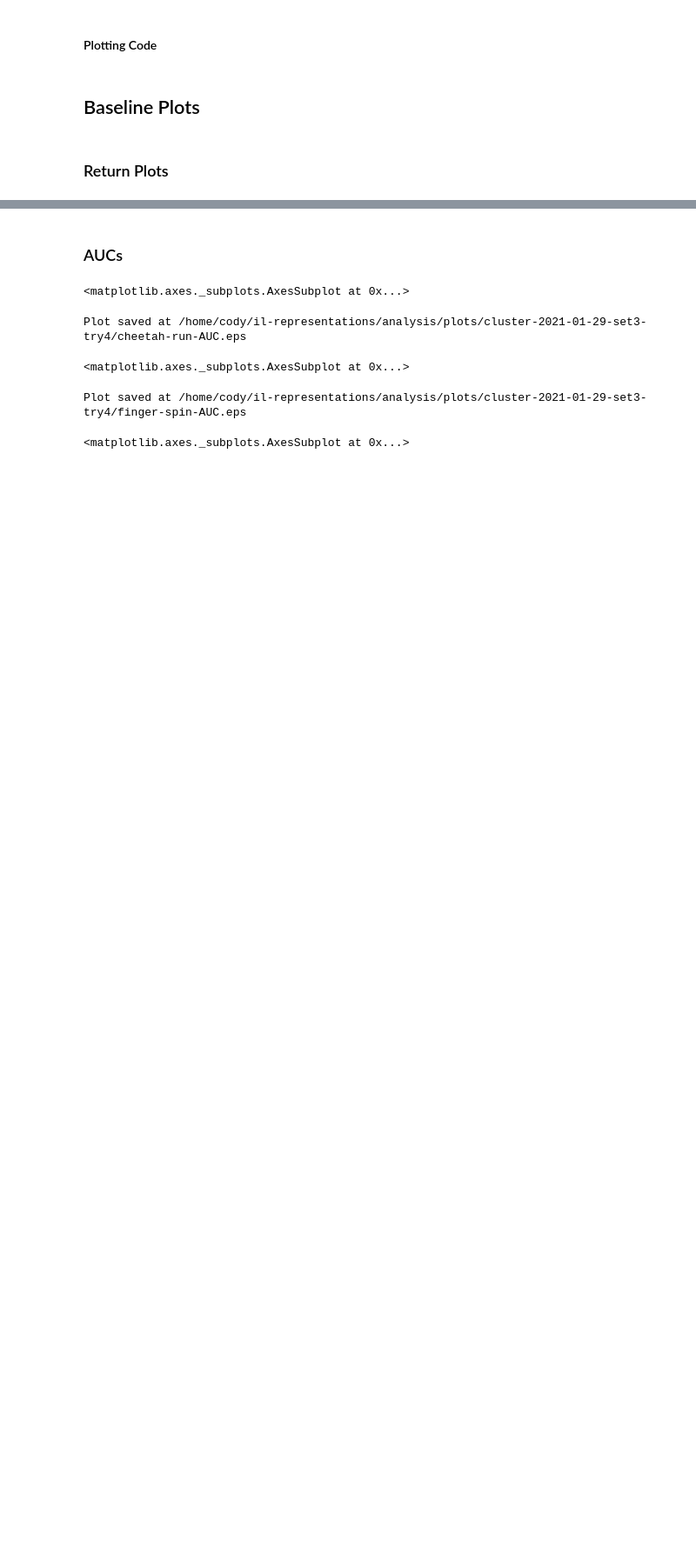
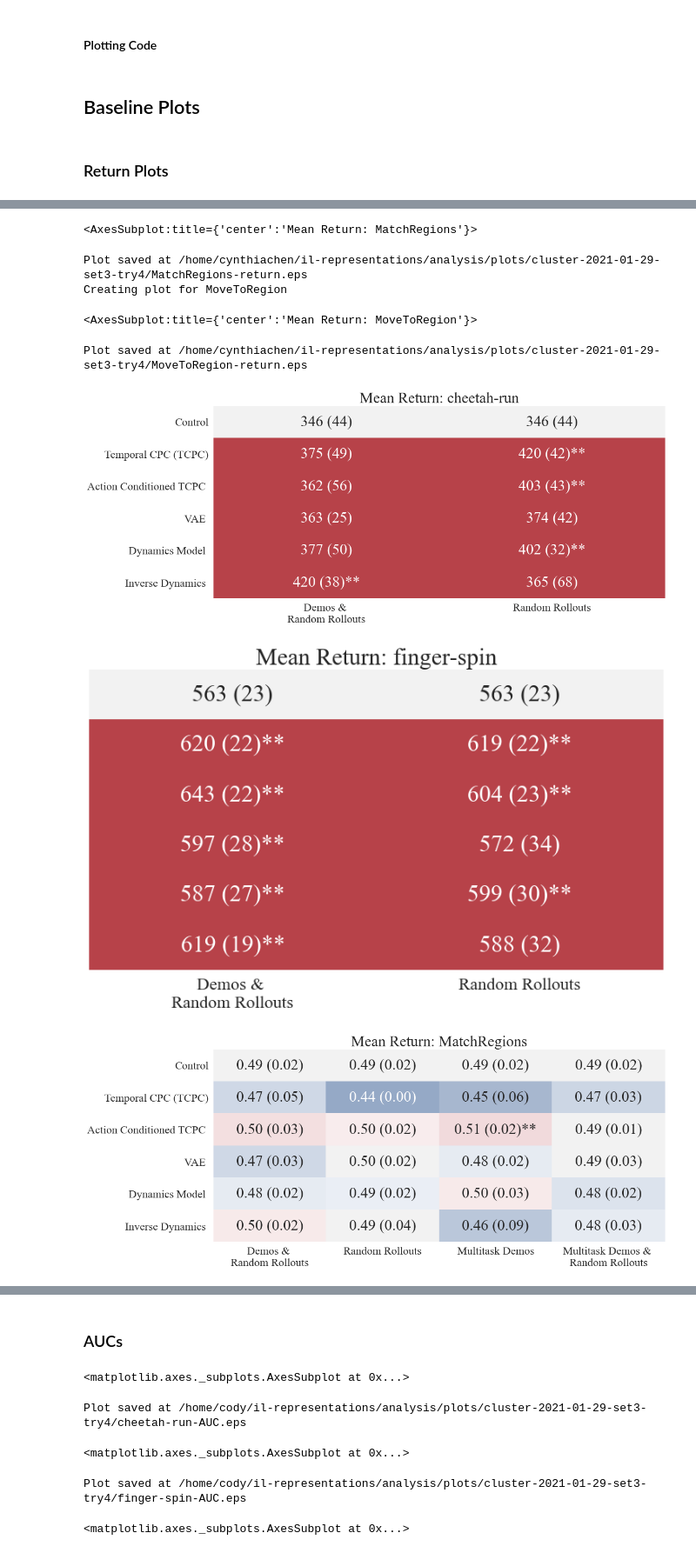
Before and after one commit to HumanCompatibleAI/eirli, a Jupyter notebook: analysis/plot.ipynb, the cells around one changed output, grey strips where cells are left out. Shown at 87% size. Drawn from its saved outputs; the diff is of its cells as text; code cells hidden in the pictures; blank space fills up the shorter version.

```diff
--- a/analysis/plot.ipynb
+++ b/analysis/plot.ipynb
@@ -608,17 +707,17 @@ Note: the below code can take 2-3m
 # %%
-# raw_auc_dataframes = dict()
+raw_auc_dataframes = dict()
 
-# for k in raw_auc_data.keys():
-#     print(k)
-#     raw_auc_dataframes[k] = dict()
-#     for stat in ['mean', 'std', 'n']:
-#         columns = raw_auc_data[k]['columns']
-#         index = raw_auc_data[k]['row_indexes']
-#         rows = []
-#         for raw_row in raw_auc_data[k]['rows']:
-#             rows.append([el[stat] for el in raw_row])
+for k in raw_auc_data.keys():
+    print(k)
+    raw_auc_dataframes[k] = dict()
+    for stat in ['mean', 'std', 'n']:
+        columns = raw_auc_data[k]['columns']
+        index = raw_auc_data[k]['row_indexes']
+        rows = []
+        for raw_row in raw_auc_data[k]['rows']:
+            rows.append([el[stat] for el in raw_row])
 
-#         raw_auc_dataframes[k][stat] = pd.DataFrame(rows, index=index, columns=columns)
+        raw_auc_dataframes[k][stat] = pd.DataFrame(rows, index=index, columns=columns)
 # %% [markdown]
 ## Interface Check!
 # %%
@@ -973,14 +1121,12 @@ left_envs = ['MoveToRegion', 'finger-spin']
 algo_order = ["Control", "Temporal CPC (TCPC)", "Action Conditioned TCPC ", "VAE ", "Dynamics Model ",
               "Inverse Dynamics "]
 
-
-
-# for env in envs:
-#     print(f"Creating plot for {env}")
-#     plot_config = baseline_plot_config_lookup[env]
-#     pivoted_dfs = create_pivoted_dfs(raw_return_dataframes, ret_col_lookup,
-#                                      plot_config['blacklist_terms'], plot_config['whitelist_lookups'],
-#                                      plot_config['control_idx'], algo_order, verbose=False)
+for env in envs:
+    print(f"Creating plot for {env}")
+    plot_config = baseline_plot_config_lookup[env]
+    pivoted_dfs = create_pivoted_dfs(raw_return_dataframes, ret_col_lookup,
+                                     plot_config['blacklist_terms'], plot_config['whitelist_lookups'],
+                                     plot_config['control_idx'], algo_order, verbose=False)
 #     pooled_dfs = create_pooled_dfs(pivoted_dfs, control_idx=plot_config['control_idx'])
 #     kwargs = {}
 #     if env in left_envs:
@@ -989,6 +1135,7 @@ algo_order = ["Control", "Temporal CPC (TCPC)", "Action Conditioned TCPC ", "VAE
 #     display(env_plot)
 #     save_eps(env_plot, env, 'return')
 
-# # # to be paranoid
-# del pivoted_dfs
-# del pooled_dfs
+# # to be paranoid
+del pivoted_dfs
+del pooled_dfs
+# %% [output]
@@ -994,0 +1149,8 @@ algo_order = ["Control", "Temporal CPC (TCPC)", "Action Conditioned TCPC ", "VAE
+<AxesSubplot:title={'center':'Mean Return: MatchRegions'}>
+Plot saved at /home/cynthiachen/il-representations/analysis/plots/cluster-2021-01-29-set3-try4/MatchRegions-return.eps
+Creating plot for MoveToRegion
+<AxesSubplot:title={'center':'Mean Return: MoveToRegion'}>
+Plot saved at /home/cynthiachen/il-representations/analysis/plots/cluster-2021-01-29-set3-try4/MoveToRegion-return.eps
+[figure, added]
+[figure, added]
+[figure, added]
```
Also changed, not shown: parts of 16 cells of this notebook.
